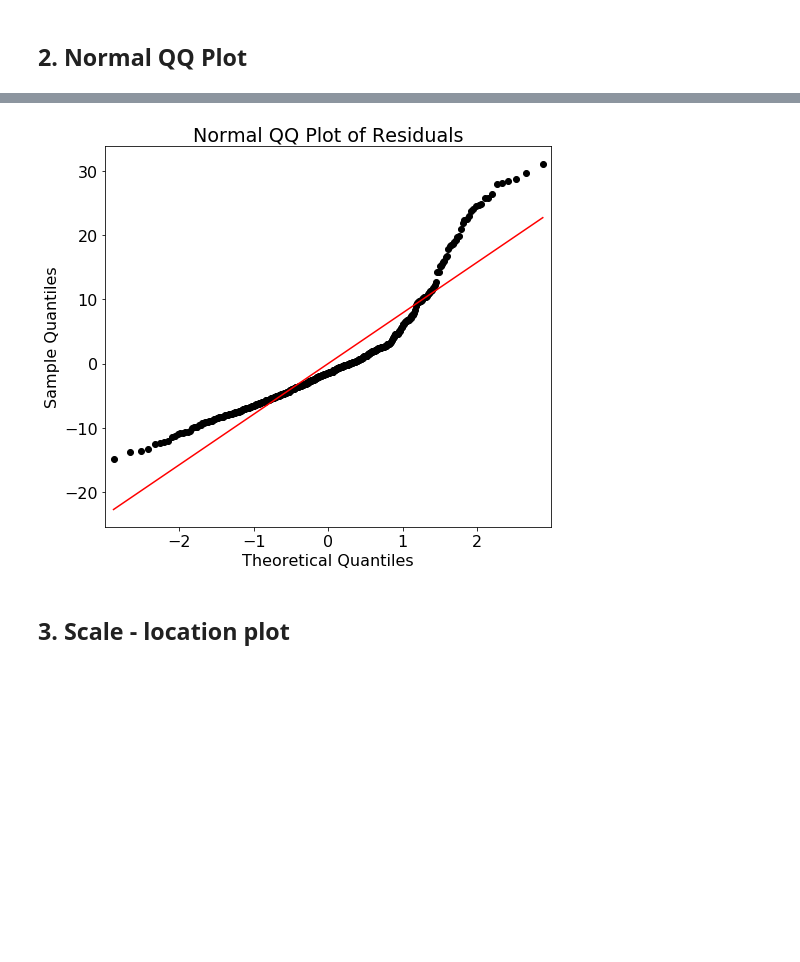
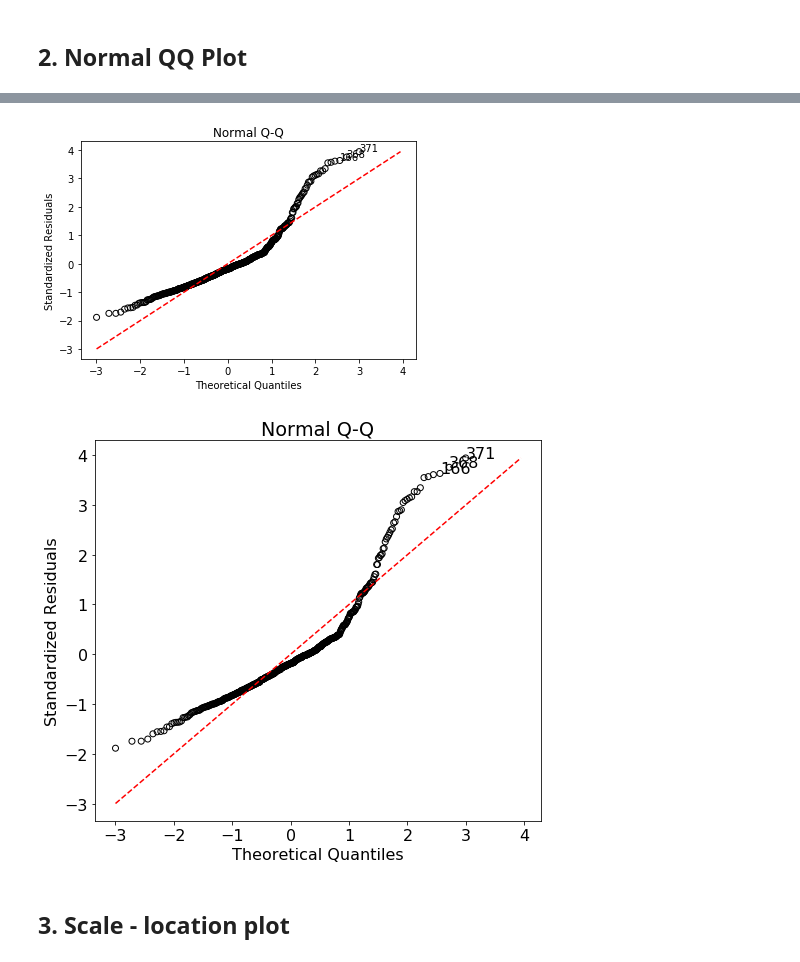
Before and after one commit to j-sadowski/FromRtoPython, a Jupyter notebook: LinearRegression.ipynb, the cells around one changed output, grey strips where cells are left out. Drawn from its saved outputs; the diff is of its cells as text; code cells hidden in the pictures; blank space fills up the shorter version.

```diff
--- a/LinearRegression.ipynb
+++ b/LinearRegression.ipynb
@@ -115,5 +124,4 @@ plt.show()
-# %%
-OLS_Rplots.Rplot2(results)
-plt.show()
-# %% [output]
-[figure, removed]
+# %%
+norm_residuals = results.get_influence().resid_studentized_internal
+sorted_norm_residuals = pd.Series(norm_residuals).sort_values(ascending = False)
+top3 = pd.Series(abs(norm_residuals)).sort_values(ascending = False)[:3]
@@ -120,3 +134,24 @@ plt.show()
+# %%
+fig, ax = plt.subplots()
+x = theoretical_quantiles
+y = sorted_norm_residuals
+ax.scatter(x,y, edgecolor = 'k',facecolor = 'none')
+ax.set_title('Normal Q-Q')
+ax.set_ylabel('Standardized Residuals')
+ax.set_xlabel('Theoretical Quantiles')
+ax.plot([np.min([x,y]),np.max([x,y])],[np.min([x,y]),np.max([x,y])], color = 'r', ls = '--')
+for i, val in enumerate(top3.index):
+    ax.annotate(val,xy=(theoretical_quantiles.iloc[sortedidx[i]],sorted_norm_residuals[val]))
+plt.show()
+# %% [output]
+[figure, added]
+# %%
+plt.rcParams.update({'font.size': 16})
+plt.rcParams["figure.figsize"] = (8,7)
+OLS_Rplots.Rplot2(results)
+plt.show()
+# %% [output]
+[figure, added]
 # %% [markdown]
 ## 3. Scale - location plot
 # %%
```
Also changed, not shown: parts of 13 cells of this notebook, 3 other files.
